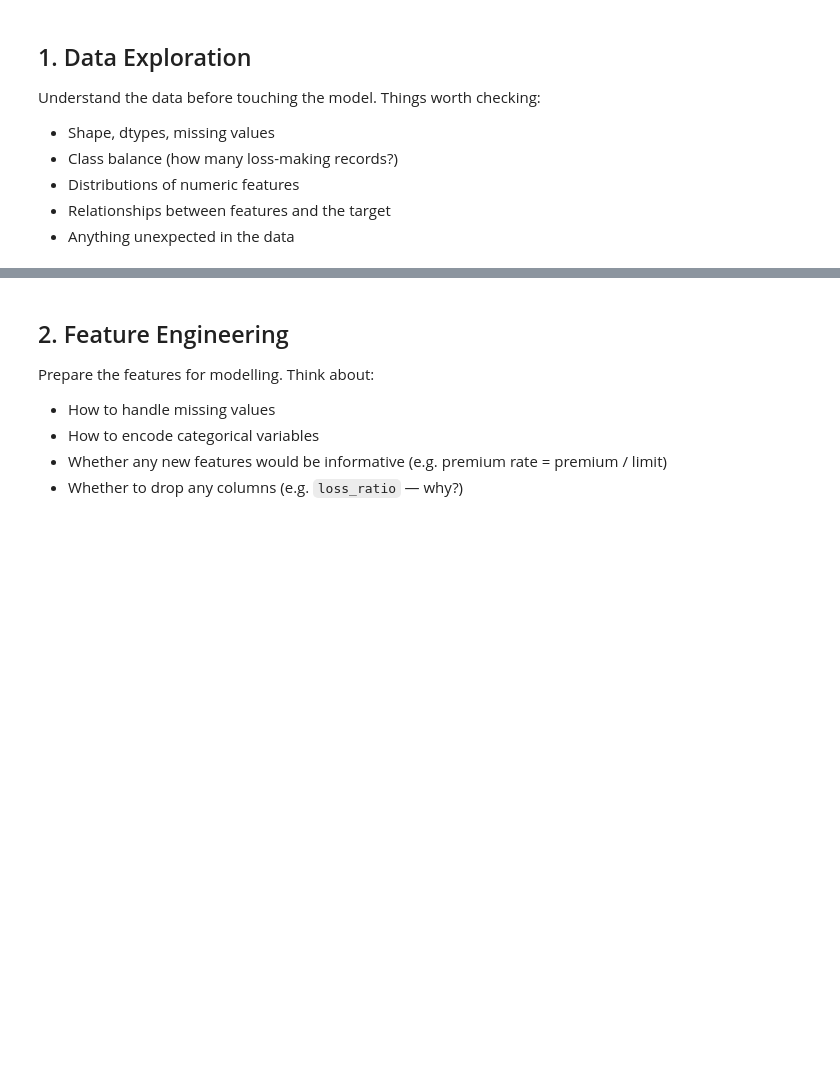
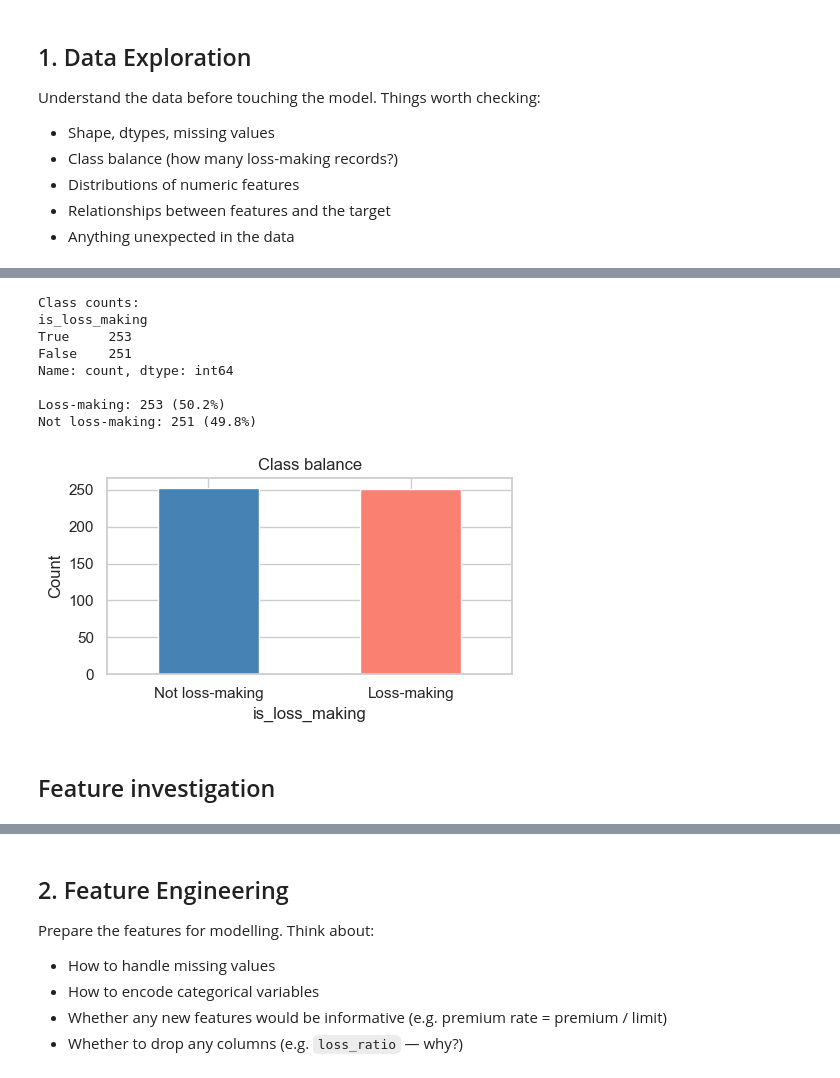
Before and after one commit to djt20djt20/torch, a Jupyter notebook: notebooks/modelling.ipynb, the cells around one changed output, grey strips where cells are left out. Drawn from its saved outputs; the diff is of its cells as text; code cells hidden in the pictures; blank space fills up the shorter version.

```diff
--- a/notebooks/modelling.ipynb
+++ b/notebooks/modelling.ipynb
@@ -66,0 +163,31 @@ Understand the data before touching the model. Things worth checking:
+# %%
+df.loc[:,'is_loss_making'] = df['loss_ratio'] > 0.8
+# %%
+# check class balance — how many records are loss-making?
+balance = df["is_loss_making"].value_counts()
+pct = df["is_loss_making"].value_counts(normalize=True) * 100
+
+print("Class counts:")
+print(balance)
+print(f"\nLoss-making: {balance[True]} ({pct[True]:.1f}%)")
+print(f"Not loss-making: {balance[False]} ({pct[False]:.1f}%)")
+
+fig, ax = plt.subplots(figsize=(5, 3))
+balance.plot(kind="bar", ax=ax, color=["steelblue", "salmon"])
+ax.set_xticklabels(["Not loss-making", "Loss-making"], rotation=0)
+ax.set_title("Class balance")
+ax.set_ylabel("Count")
+plt.tight_layout()
+plt.show()
+# %% [output]
+Class counts:
+is_loss_making
+True     253
+False    251
+Name: count, dtype: int64
+
+Loss-making: 253 (50.2%)
+Not loss-making: 251 (49.8%)
+[figure, added]
+# %% [markdown]
+## Feature investigation
```
Also changed, not shown: parts of 57 cells of this notebook, 11 other files.
